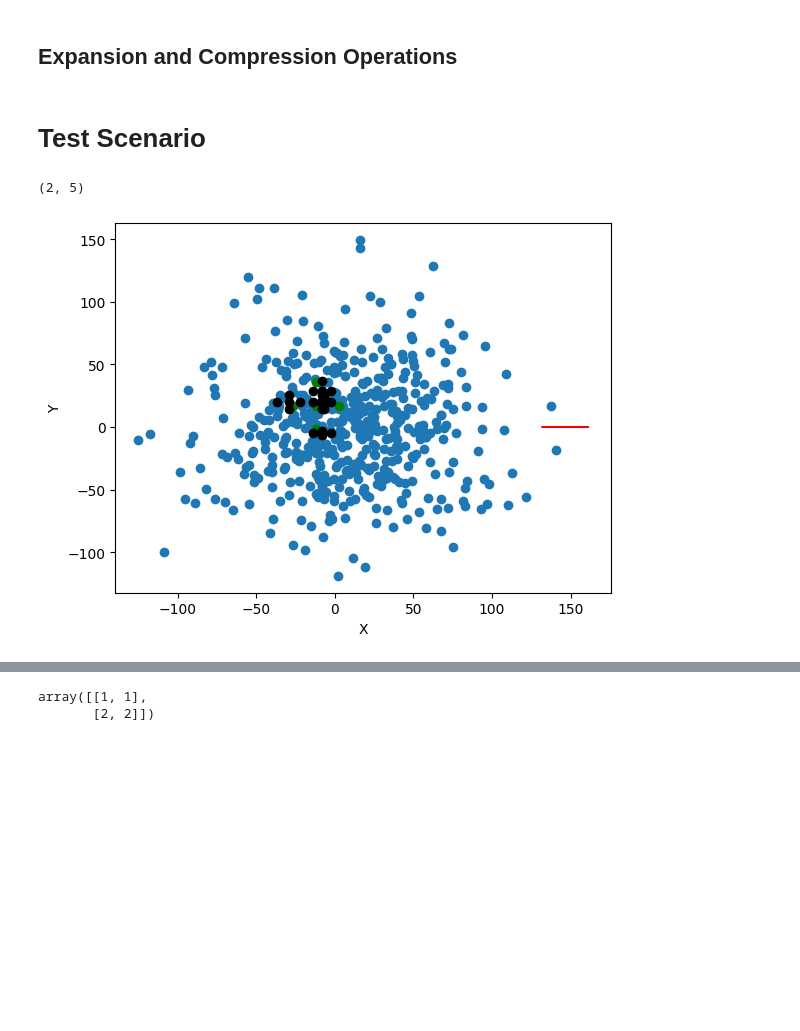
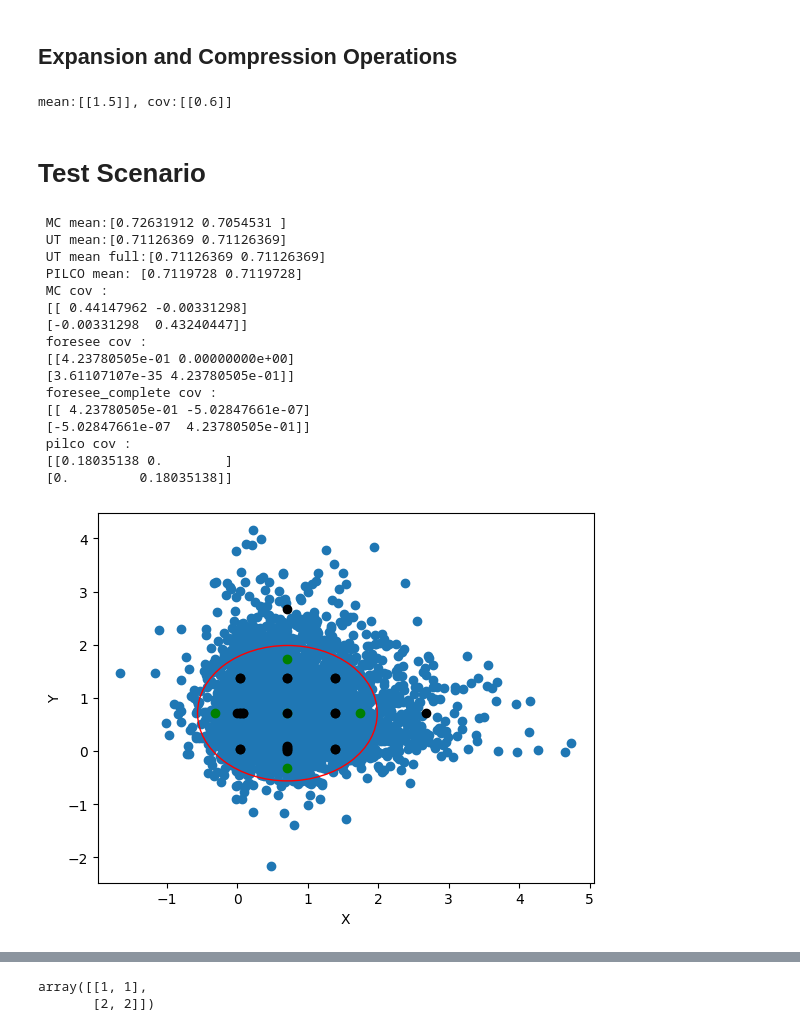
Before and after one commit to hardikparwana/FORESEE, a Jupyter notebook: notebooks/Uncertainty Comparison.ipynb, the cells around one changed output, grey strips where cells are left out. Drawn from its saved outputs; the diff is of its cells as text; code cells hidden in the pictures; blank space fills up the shorter version.

```diff
--- a/notebooks/Uncertainty Comparison.ipynb
+++ b/notebooks/Uncertainty Comparison.ipynb
@@ -68,7 +68,7 @@ def dynamics_step( base_term, state_dot, dt ):
     return next_state
 
 def dynamics_xdot(state, action = np.array([0])):
-    return 100*np.array([np.cos(state[0,0]), np.sin(state[1,0])]).reshape(-1,1)
+    return 100 * np.array([np.sin(state[0,0])+0.01, np.sin(state[1,0])+0.01]).reshape(-1,1)
 
 # assume this is true dynamics
 def dynamics_xdot_noisy(state, action = np.array([0])):
@@ -101,11 +101,9 @@ def get_mean_cov(sigma_points, weights):
 
 #@jit
 def get_ut_cov_root_diagonal(cov):
-    k = 0.5#-1
-    n = cov.shape[0]
-    offset = 0.001
-    root0 = np.sqrt((n+k)*(offset+cov[0,0]))
-    root1 = np.sqrt((n+k)*(offset+cov[1,1]))
+    offset = 0.000  # TODO: make sure not zero here
+    root0 = np.sqrt((offset+cov[0,0]))
+    root1 = np.sqrt((offset+cov[1,1]))
     # return cov
     root_term = np.diag( np.array([root0, root1]) )
     return root_term
@@ -148,8 +146,8 @@ def generate_sigma_points_gaussian( mu, cov_root, base_term, factor ):
     new_points = dynamics_step(base_term, mu, factor) # new_points = base_term + factor * mu
     new_weights = np.array([[1.0*k/(n+k)]])
     for i in range(n):
-        new_points = np.append( new_points, dynamics_step(base_term, (mu - cov_root[:,i].reshape(-1,1)), factor) , axis = 1 )
-        new_points = np.append( new_points, dynamics_step(base_term, (mu + cov_root[:,i].reshape(-1,1)), factor) , axis = 1 )
+        new_points = np.append( new_points, dynamics_step(base_term, (mu - np.sqrt(n+k)*cov_root[:,i].reshape(-1,1)), factor) , axis = 1 )
+        new_points = np.append( new_points, dynamics_step(base_term, (mu + np.sqrt(n+k)*cov_root[:,i].reshape(-1,1)), factor) , axis = 1 )
         new_weights = np.append( new_weights, np.array([[1.0/(n+k)/2.0]]), axis = 1 )
         new_weights = np.append( new_weights, np.array([[1.0/(n+k)/2.0]]), axis = 1 )
     return new_points, new_weights
@@ -182,6 +180,7 @@ def sigma_point_compress( sigma_points, weights ):
     base_term = np.zeros((mu.shape))
     return generate_sigma_points_gaussian( mu, cov_root_term, base_term, np.array([1.0]) )
 
+# @jit
 def foresee_propagate( sigma_points, weights, action = np.array([0]) ):
 
     #Expansion Layer
@@ -191,5 +190,21 @@ def foresee_propagate( sigma_points, weights, action = np.array([0]) ):
     compressed_sigma_points, compressed_weights = sigma_point_compress(expanded_sigma_points, expanded_weights)
 
     return compressed_sigma_points, compressed_weights, expanded_sigma_points, expanded_weights
+# %%
+mu = np.array([0.075, 0.075]).reshape(-1,1)
+cov = np.array([
+    [0.00252, 0],
+    [0.0, 0.00252]
+])
+mu = np.array([1.5]).reshape(-1,1)
+cov = np.array([[0.6]])
+cov_root = np.sqrt( cov )
+
+points, weights = generate_sigma_points_gaussian( mu, cov_root, np.zeros((1,1)), 1.0 )
+mu2, cov2 = get_mean_cov( points, weights )
+
+print( f"mean:{mu2}, cov:{cov2}" )
+# %% [output]
+mean:[[1.5]], cov:[[0.6]]
 # %% [markdown]
 # Test Scenario
@@ -226,4 +210,0 @@ for t in range(horizon):
-# %%
-sigma_points.shape
-# %% [output]
-(2, 5)
@@ -230,15 +241,47 @@ sigma_points.shape
 # %%
 # Visualize
 # plt.ion()
 fig = plt.figure()
 ax = plt.axes()
 ax.set_xlabel("X")
 ax.set_ylabel("Y")
 
-plot_pilco = confidence_ellipse( pilco_mu, pilco_cov, ax, n_std=3.0, edgecolor = 'red' )
 plot_mc = plt.scatter(mc_particles[0,:], mc_particles[1,:])
 plot_foresee = plt.scatter( sigma_points[0,:], sigma_points[1,:], c = 'g' )
 plot_foresee2 = plt.scatter( full_sigma_points[0,:], full_sigma_points[1,:], c = 'k' )
+plot_pilco = confidence_ellipse( pilco_mu, pilco_cov, ax, n_std=3.0, edgecolor = 'red' )
+
+# compute means
+print(f" MC mean:{ np.mean(mc_particles, axis=1) } ")
+print(f" UT mean:{ get_mean(sigma_points, weights  )[:,0] } ")
+print(f" UT mean full:{ get_mean(full_sigma_points, full_weights  )[:,0] } ")
+print(f" PILCO mean: {pilco_mu[:,0]} ")
+
+# Compute Cov
+_, mc_cov = get_mean_cov(mc_particles, np.ones((1,mc_particles.shape[1]))/mc_particles.shape[1])
+_, foresee_cov = get_mean_cov( sigma_points, weights )
+_, foresee_complete_cov = get_mean_cov( full_sigma_points, full_weights )
+
+print(f" MC cov : \n {mc_cov}")
+print(f" foresee cov : \n {foresee_cov}")
+print(f" foresee_complete cov : \n {foresee_complete_cov}")
+print(f" pilco cov : \n {pilco_cov}")
 # %% [output]
+ MC mean:[0.72631912 0.7054531 ]
+ UT mean:[0.71126369 0.71126369]
+ UT mean full:[0.71126369 0.71126369]
+ PILCO mean: [0.7119728 0.7119728]
+ MC cov :
+ [[ 0.44147962 -0.00331298]
+ [-0.00331298  0.43240447]]
+ foresee cov :
+ [[4.23780505e-01 0.00000000e+00]
+ [3.61107107e-35 4.23780505e-01]]
+ foresee_complete cov :
+ [[ 4.23780505e-01 -5.02847661e-07]
+ [-5.02847661e-07  4.23780505e-01]]
+ pilco cov :
+ [[0.18035138 0.        ]
+ [0.         0.18035138]]
-[figure, old version]
+[figure, new version]
 # %%
```
Also changed, not shown: parts of 7 cells of this notebook, 3 other files.
